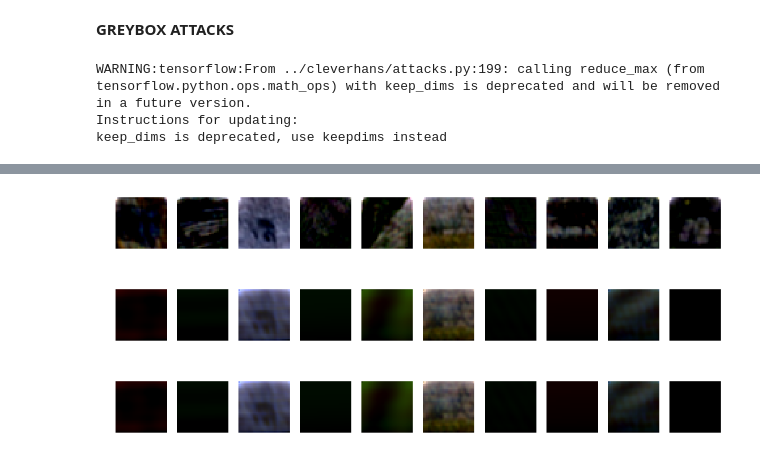
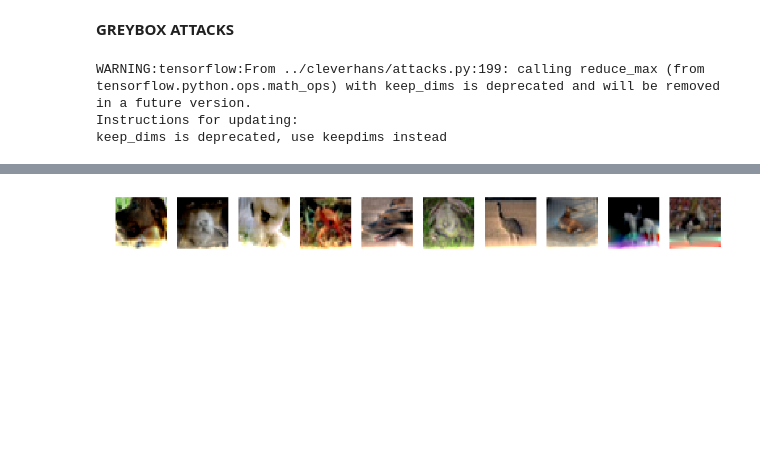
Before and after one commit to jasjeetIM/recovering_compressible_signals, a Jupyter notebook: notebooks/CIFAR-l2.ipynb, the cells around one changed output, grey strips where cells are left out. Cells and saved outputs as stored; diff of their text form; code cells hidden in the pictures; blank space fills up the shorter version.

```diff
--- a/notebooks/CIFAR-l2.ipynb
+++ b/notebooks/CIFAR-l2.ipynb
@@ -274 +222,19 @@ for i in range(num_test_samples):
+# %%
+my_args = [args_r, args_g, args_b]
+my_clean = [clean_r, clean_g, clean_b]
+# %%
+%%capture pooling
+p = Pool(50)
+st = time.time()
+for idx,args in enumerate(my_args):
+    my_clean[idx] = p.map(clean_sample, args)
+print(time.time() - st)
+p.terminate()
+# %%
+%%capture collecting
+clean_cwl2 = np.zeros(cwl2_data.shape)
+for i in range(num_test_samples):
+    clean_cwl2[i,:,:,0] = idct(my_clean[0][i].flatten(),norm='ortho').reshape(32,32)
+    clean_cwl2[i,:,:,1] = idct(my_clean[1][i].flatten(),norm='ortho').reshape(32,32)
+    clean_cwl2[i,:,:,2] = idct(my_clean[2][i].flatten(),norm='ortho').reshape(32,32)
 # %%
@@ -296,14 +258,13 @@ for i in range(num_test_samples):
     clean_reg[i,:,:,0]= f_recon_r
     clean_reg[i,:,:,1]= f_recon_g
     clean_reg[i,:,:,2]= f_recon_b
+# %%
+clean_df = np.load('data/clean_cifar10_df_l2.npy')
 # %%
 #x_vis = np.random.choice(range(0,num_test_samples), 10)
-visualize(clean_reg[x_vis].reshape(-1,*input_shape), 10, '../figures/reg-test-clean-cifar10_l2-socp')
+visualize(clean_df[x_vis].reshape(-1,*input_shape), 10, '../figures/reg-test-clean-cifar10_l2-socp')
 visualize(clean_cwl2[x_vis].reshape(-1,*input_shape), 10, '../figures/cwl2-clean-cifar10_l2-socp')
-visualize(clean_df[x_vis].reshape(-1,*input_shape), 10, '../figures/df-clean-cifar10_l2-socp')
 # %% [output]
-[figure, old version]
+[figure, new version]
-[figure, removed]
-[figure, removed]
 # %%
 print ('Model Accuracy Reconstructed CW-l2: %.5f' % (model.model.evaluate(clean_cwl2,model.test_labels[test_indices])[1]))
```
Also changed, not shown: parts of 25 cells of this notebook, 20 other files.
